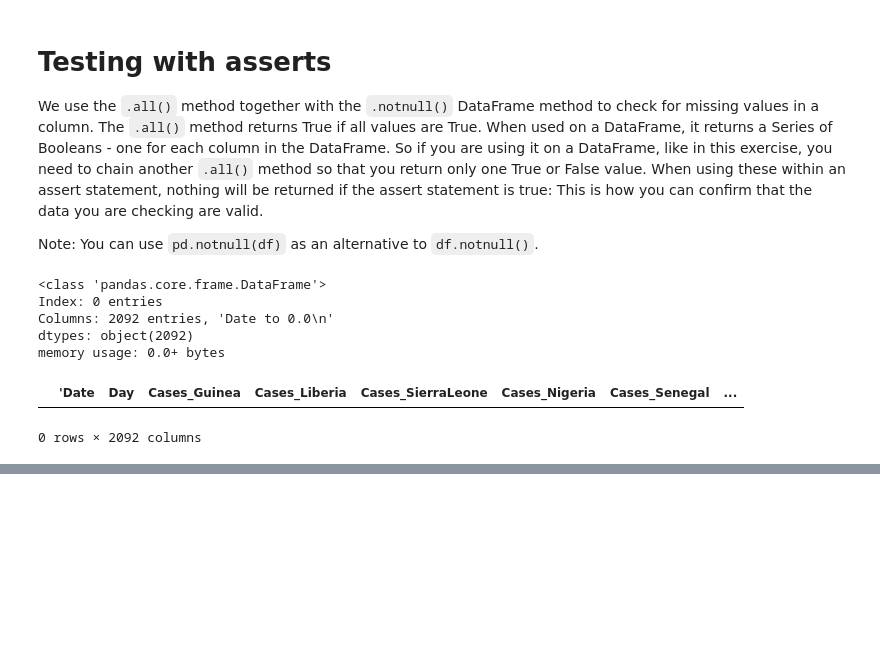
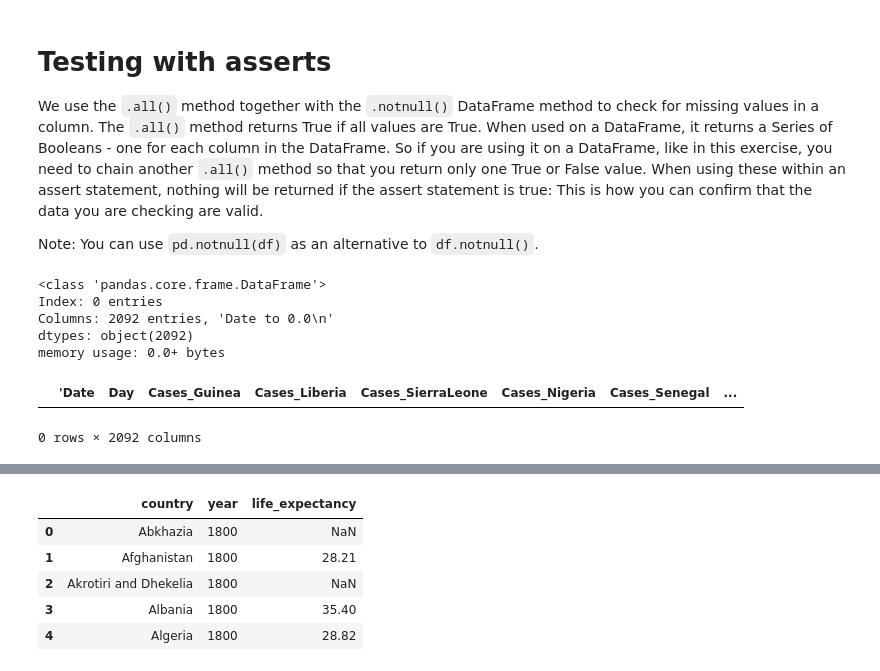
Before and after one commit to ezechidc/datacamp_notes, a Jupyter notebook: Cleaning data in python/Cleanining data in python.ipynb, the cells around one changed output, grey strips where cells are left out. Cells and saved outputs as stored; diff of their text form; code cells hidden in the pictures; blank space fills up the shorter version.

```diff
--- a/Cleaning data in python/Cleanining data in python.ipynb
+++ b/Cleaning data in python/Cleanining data in python.ipynb
@@ -638,0 +695,9 @@ ebola1.head()
+# %%
+gapminder_melt.head()
+# %% [output]
+|  | country | year | life_expectancy |
+| 0 | Abkhazia | 1800 | NaN |
+| 1 | Afghanistan | 1800 | 28.21 |
+| 2 | Akrotiri and Dhekelia | 1800 | NaN |
+| 3 | Albania | 1800 | 35.40 |
+| 4 | Algeria | 1800 | 28.82 |
```
Also changed, not shown: parts of 38 cells of this notebook, 10 other files.
